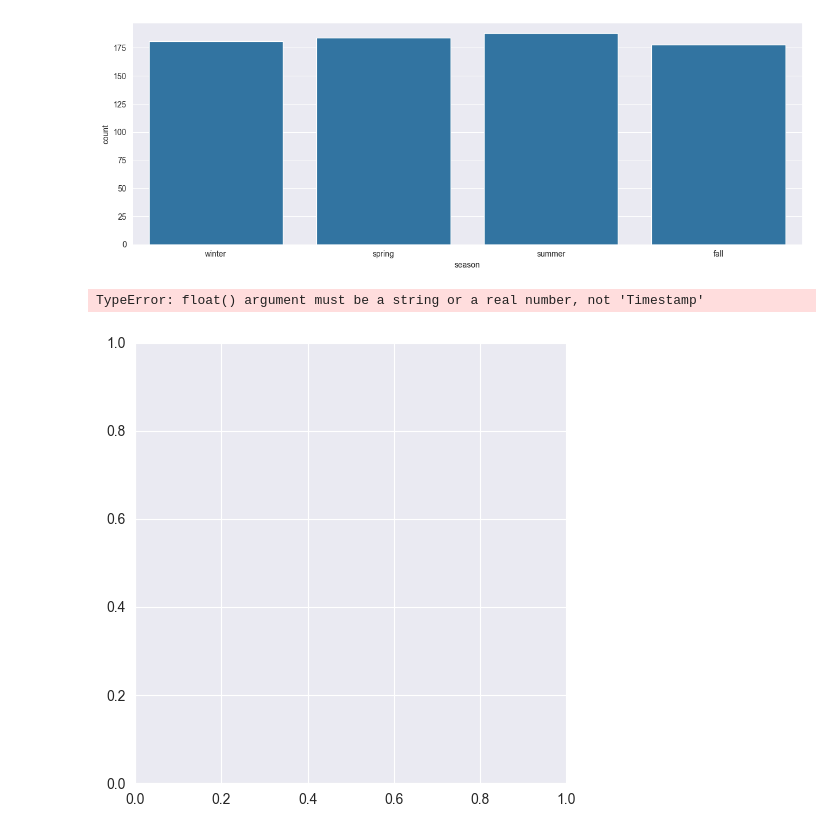
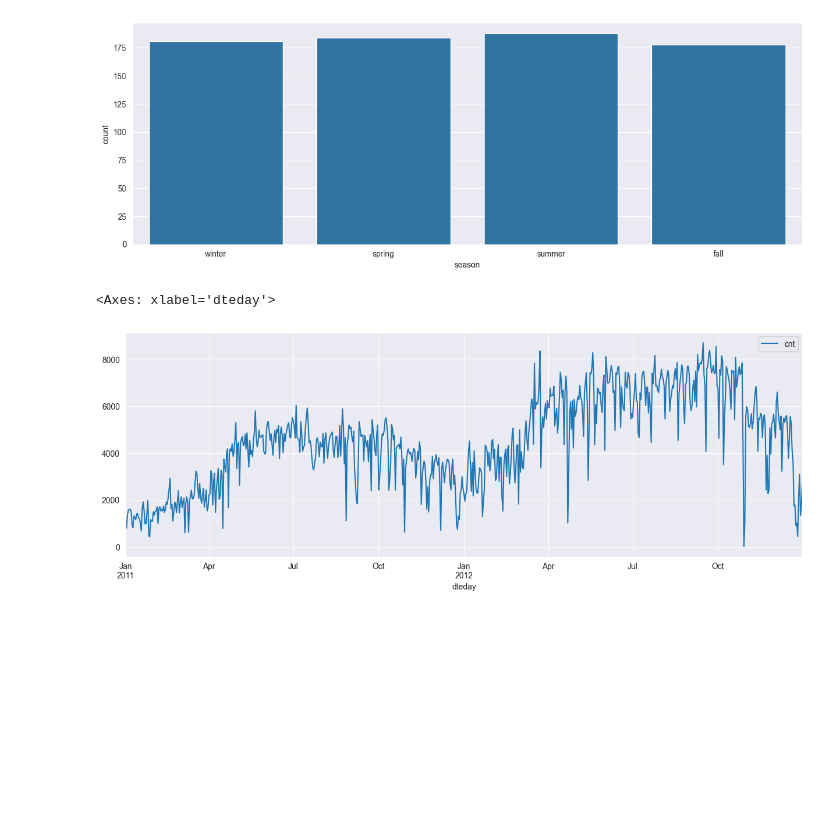
Before and after one commit to raaamk/ML_SoSe24, a Jupyter notebook: src/3 - Data Science Tools/mjanits1_11270520/mjanits1_11270520.ipynb, the cells around one changed output. Drawn from its saved outputs; the diff is of its cells as text; code cells hidden in the pictures; blank space fills up the shorter version.

```diff
--- a/src/3 - Data Science Tools/mjanits1_11270520/mjanits1_11270520.ipynb
+++ b/src/3 - Data Science Tools/mjanits1_11270520/mjanits1_11270520.ipynb
@@ -169,7 +169,7 @@ sns.countplot(x = 'season', data = data, formatter=season_dict)
 <Axes: xlabel='season', ylabel='count'>
 [figure]
 # %%
-sns.lmplot(x='dteday', y='cnt', data = data)
+data.plot(x = 'dteday', y = 'cnt')
 # %% [output]
-TypeError: float() argument must be a string or a real number, not 'Timestamp'
+<Axes: xlabel='dteday'>
-[figure, old version]
+[figure, new version]
```
Also changed, not shown: parts of 1 cell of this notebook.
